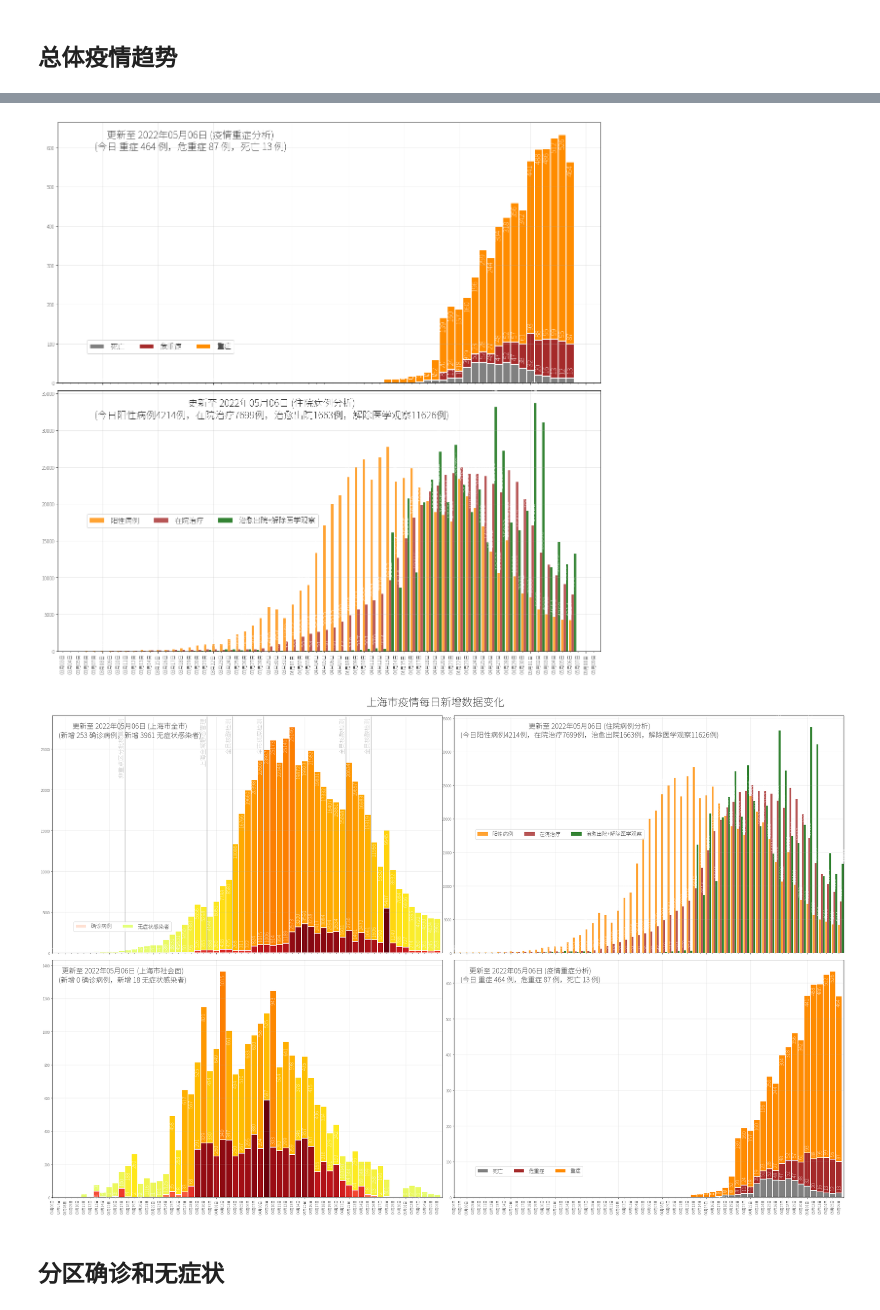
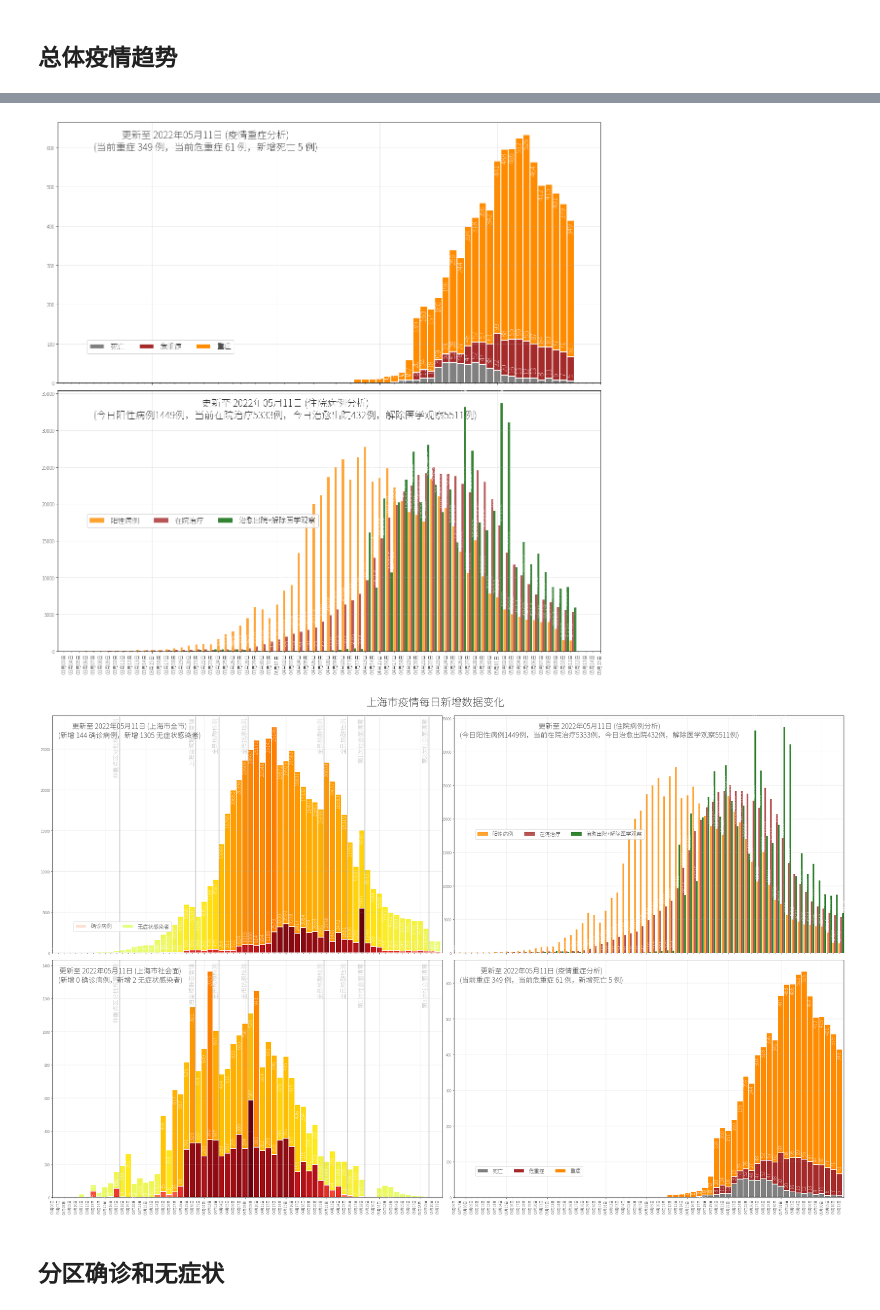
Before and after one commit to twang2218/covid19-data, a Jupyter notebook: analysis/疫情数据分析.ipynb, the cells around one changed output, grey strips where cells are left out. Saved outputs shown, nothing was run; the diff lists cells and outputs as text; code cells hidden in the pictures.

```diff
--- a/analysis/疫情数据分析.ipynb
+++ b/analysis/疫情数据分析.ipynb
@@ -96,7 +96,7 @@ meta = {
         "name": "上海市",
         "name_pinyin": "shanghai",
         "file_daily": "../data/shanghai-daily.csv",
-        "file_residents": "../data/shanghai-daily-residents.csv",
+        "file_residents": "../data/shanghai-residents.csv",
         "date_range": {"from": "2022-03-06", "to": "2022-06-01"},
         "districts": [
             "浦东新区", "徐汇区", "闵行区", "黄浦区", "嘉定区", "松江区", "虹口区", "长宁区",
@@ -111,13 +111,15 @@ meta = {
             {"from": "2022-04-09", "title": "全市抗原检测"},
             {"from": "2022-04-22", "title": "全员核酸检测"},
             {"from": "2022-04-26", "title": "全员核酸检测"},
+            {"from": "2022-04-29", "title": "第1次社会面清零"},
+            {"from": "2022-05-10", "title": "第2次社会面清零"},
         ]
     },
     "beijing": {
         "name": "北京市",
         "name_pinyin": "beijing",
         "file_daily": "../data/beijing-daily.csv",
-        "file_residents": "../data/beijing-daily-residents.csv",
+        "file_residents": "../data/beijing-residents.csv",
         "date_range": {"from": "2022-04-15", "to": "2022-06-01"},
         "districts": [
             "朝阳区", "东城区", "西城区", "海淀区", "房山区", "丰台区", "石景山区", "门头沟区",
@@ -497,7 +504,7 @@ def draw_critical(title, date, severe, critical, death, show_minor_label=True, a
         ax.xaxis.set_minor_locator(matplotlib.ticker.MultipleLocator(1))
         ax.xaxis.set_minor_formatter(matplotlib.dates.DateFormatter('%m月%d日'))
 
-    t =  "更新至 {} ({})\n(今日 重症 {:.0f} 例，危重症 {:.0f} 例，死亡 {:.0f} 例)".format(date.max().strftime('%Y年%m月%d日'), title, severe.iloc[-1], critical.iloc[-1], death.iloc[-1])
+    t =  "更新至 {} ({})\n(当前重症 {:.0f} 例，当前危重症 {:.0f} 例，新增死亡 {:.0f} 例)".format(date.max().strftime('%Y年%m月%d日'), title, severe.iloc[-1], critical.iloc[-1], death.iloc[-1])
     ax.text(
         x=date.min() + one_day, y=position_top,
         s=t,
@@ -563,7 +570,7 @@ def draw_hospital(title, date, positive, in_hospital, discharged_from_hospital,
         ax.xaxis.set_minor_formatter(matplotlib.dates.DateFormatter('%m月%d日'))
 
     # 标题
-    t = "更新至 {} ({})\n(今日阳性病例{:.0f}例，在院治疗{:.0f}例，治愈出院{:.0f}例，解除医学观察{:.0f}例)".format(date.max().strftime(
+    t = "更新至 {} ({})\n(今日阳性病例{:.0f}例，当前在院治疗{:.0f}例，今日治愈出院{:.0f}例，解除医学观察{:.0f}例)".format(date.max().strftime(
         '%Y年%m月%d日'), title, positive.iloc[-1], in_hospital.iloc[-1], discharged_from_hospital.iloc[-1], discharged_from_observation.iloc[-1])
     ax.text(
         x=date.min() + one_day, y=position_top,
@@ -582,36 +589,36 @@ def draw_hospital(title, date, positive, in_hospital, discharged_from_hospital,
     ax.legend(ncol=4, loc='center left', borderaxespad=4, fontsize=15)
     ax.set_ylim(bottom=0)
 # %%
-if max(df_daily['重型']) > 0 and max(df_daily['本土确诊病例']) > 0:
+if max(df_daily['当前重症病例']) > 0 and max(df_daily['本土确诊病例']) > 0:
     fig, axes = plt.subplots(2, 1, figsize=(20, 20), sharex=True)
-    draw_critical('疫情重症分析', df_daily['日期'], df_daily['重型'],
-                  df_daily['危重型'], df_daily['本土死亡病例'], ax=axes[0])
+    draw_critical('疫情重症分析', df_daily['日期'], df_daily['当前重症病例'],
+                  df_daily['当前危重症病例'], df_daily['本土死亡病例'], ax=axes[0])
     draw_hospital('住院病例分析', df_daily['日期'], df_daily['本土确诊病例']+df_daily['本土无症状感染者'],
-                  df_daily['本土在院治疗'], df_daily['本土病例出院'], df_daily['解除医学观察'], ax=axes[1])
+                  df_daily['当前本土在院治疗'], df_daily['本土病例出院'], df_daily['解除医学观察'], ax=axes[1])
     plt.subplots_adjust(wspace=0.02, hspace=0.03)
     plt.savefig(os.path.join(base_dir, "daily_severe_analysis.png"), bbox_inches='tight')
     plt.show()
 # %% [output]
-[figure, old version]
+[figure, new version]
 # %%
-if max(df_daily['从风险人群中发现的本土病例']) > 0 and max(df_daily['重型']) > 0 and max(df_daily['本土确诊病例']) > 0:
+if max(df_daily['从风险人群中发现的本土病例']) > 0 and max(df_daily['当前重症病例']) > 0 and max(df_daily['本土确诊病例']) > 0:
     fig, axes = plt.subplots(2, 2, figsize = (40,25), sharex=True)
 
     plt.suptitle('{}疫情每日新增数据变化'.format(meta_city['name']), y=0.90, fontsize=30, fontweight='bold', va='center')
 
     draw_positive('{}全市'.format(meta_city['name']), df_daily['日期'], df_daily['本土确诊病例'], df_daily['本土无症状感染者'], events=meta_city['events'], show_legend=True, show_minor_label=True, ax=axes[0,0])
-    draw_positive('{}社会面'.format(meta_city['name']), df_daily['日期'], df_daily['从风险人群中发现的本土病例'], df_daily['从风险人群中发现的无症状感染者'], show_minor_label=True, ax=axes[1,0])
+    draw_positive('{}社会面'.format(meta_city['name']), df_daily['日期'], df_daily['从风险人群中发现的本土病例'], df_daily['从风险人群中发现的无症状感染者'], events=meta_city['events'], show_minor_label=True, ax=axes[1,0])
 
-    draw_hospital('住院病例分析', df_daily['日期'], df_daily['本土确诊病例']+df_daily['本土无症状感染者'], df_daily['本土在院治疗'], df_daily['本土病例出院'], df_daily['解除医学观察'], ax=axes[0,1])
-    draw_critical('疫情重症分析', df_daily['日期'], df_daily['重型'], df_daily['危重型'], df_daily['本土死亡病例'], ax=axes[1,1])
+    draw_hospital('住院病例分析', df_daily['日期'], df_daily['本土确诊病例']+df_daily['本土无症状感染者'], df_daily['当前本土在院治疗'], df_daily['本土病例出院'], df_daily['解除医学观察'], ax=axes[0,1])
+    draw_critical('疫情重症分析', df_daily['日期'], df_daily['当前重症病例'], df_daily['当前危重症病例'], df_daily['本土死亡病例'], ax=axes[1,1])
 
     plt.subplots_adjust(wspace=0.03, hspace=0.03)
 
     plt.savefig(os.path.join(base_dir, "daily_overall_analysis.png"), bbox_inches='tight')
 
     plt.show()
 # %% [output]
-[figure, old version]
+[figure, new version]
 # %% [markdown]
 ## 分区确诊和无症状
 # %%
```
Also changed, not shown: parts of 7 cells of this notebook, 18 other files.
